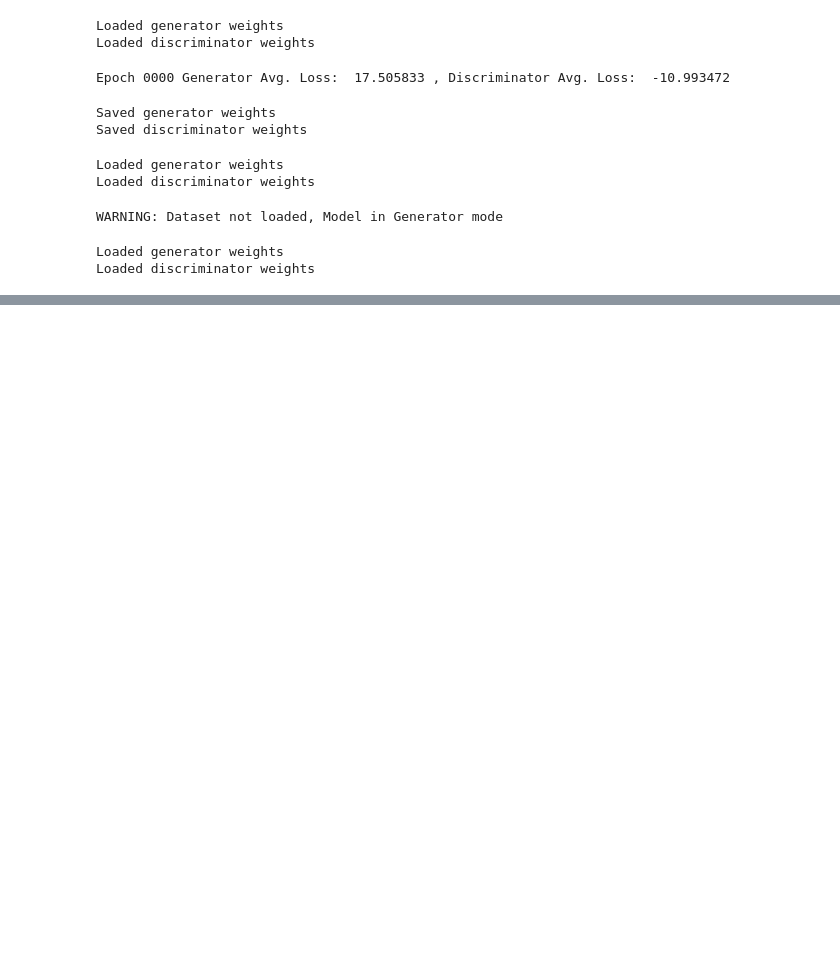
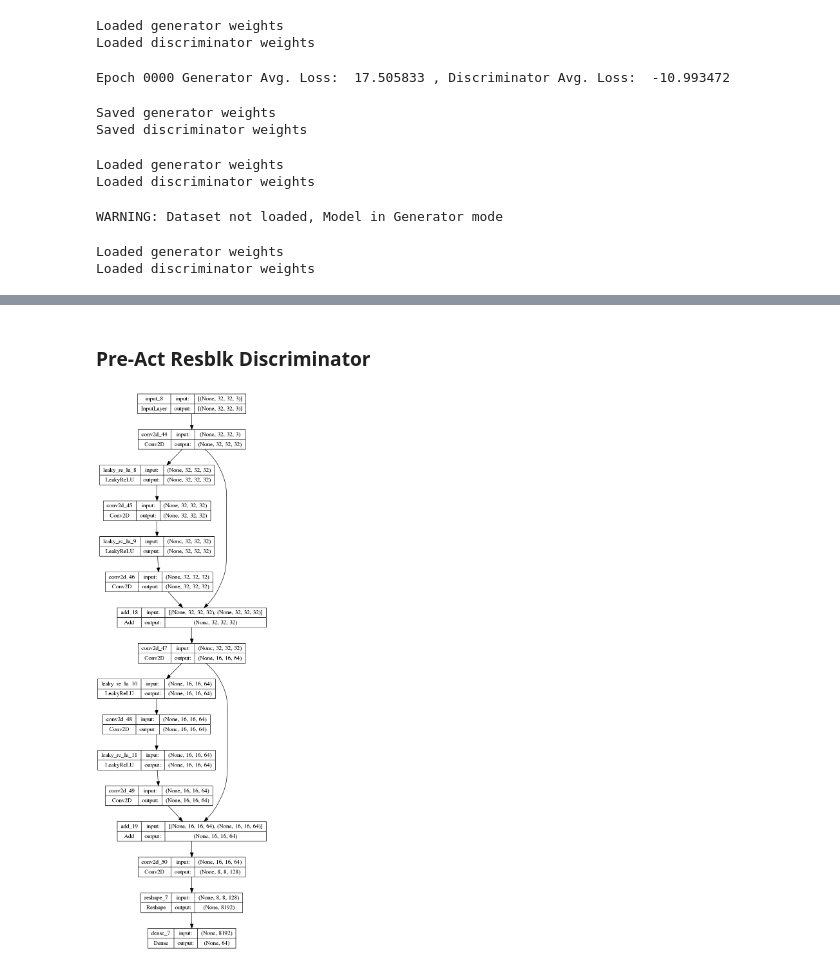
Before and after one commit to tlaw009/GAN-devel, a Jupyter notebook: DCGAN_development.ipynb, the cells around one changed output, grey strips where cells are left out. Saved outputs shown, nothing was run; the diff lists cells and outputs as text; code cells hidden in the pictures; blank space fills up the shorter version.

```diff
--- a/DCGAN_development.ipynb
+++ b/DCGAN_development.ipynb
@@ -500,0 +631,2 @@ dcgan3.generate_samples(10, './samples/1')
+# %% [markdown]
+### Pre-Act Resblk Discriminator
@@ -500,0 +724,6 @@ dcgan3.generate_samples(10, './samples/1')
+# %%
+d1 = Discriminator((32, 32), 3)
+# %%
+tf.keras.utils.plot_model(d1.build_graph(), show_shapes=True)
+# %% [output]
+[figure, added]
```
Also changed, not shown: parts of 11 cells of this notebook, 1 other file.
